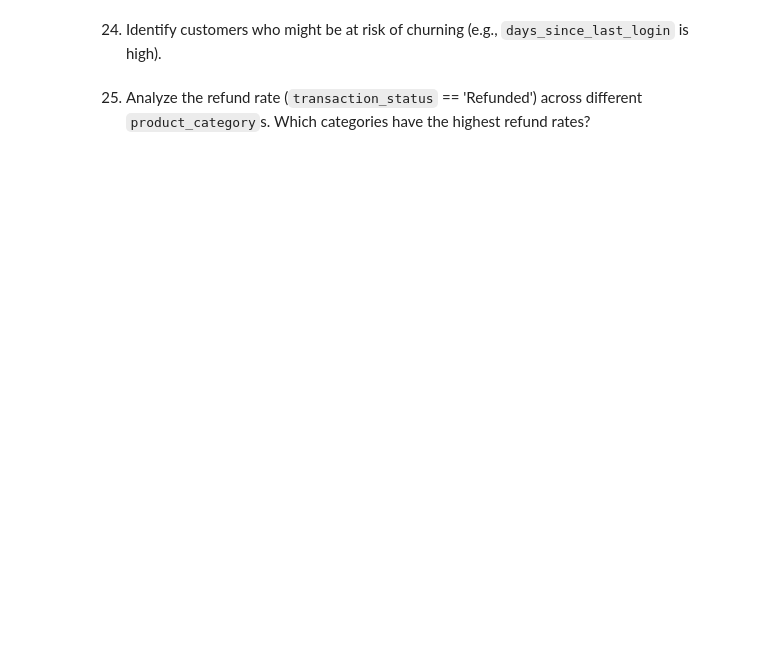
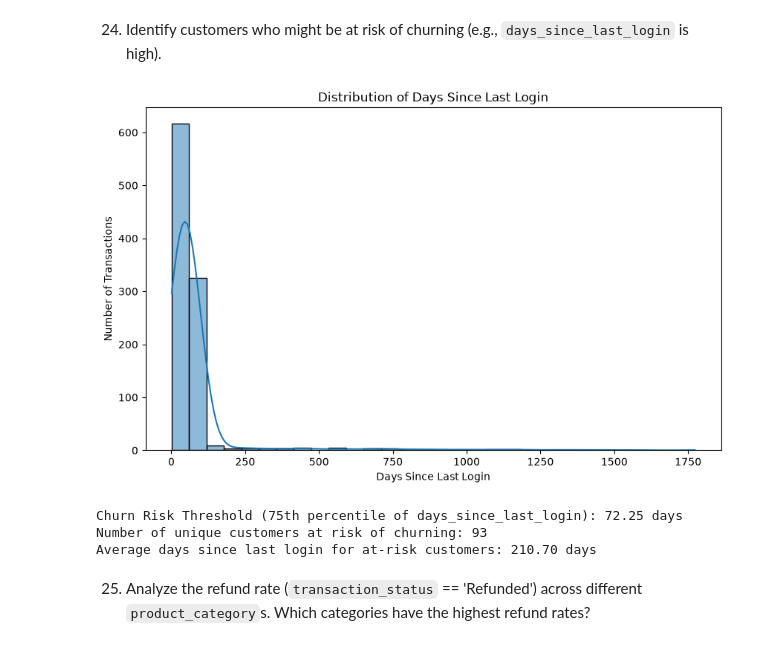
Before and after one commit to ankitchoudhary-github/Learnbay-Learning, a Jupyter notebook: Python_Programming/Mini Projects/ByteBloom/ProjectAns.ipynb, the cells around one changed output. Cells and saved outputs as stored; diff of their text form; code cells hidden in the pictures; blank space fills up the shorter version.

```diff
--- a/Python_Programming/Codes/pandas/Project_ByteBloom/ProjectAns.ipynb
+++ b/Python_Programming/Mini Projects/ByteBloom/ProjectAns.ipynb
@@ -701,0 +824,7 @@ plt.show()
+# %%
+# Write your code here
+df['days_since_last_login'] = (df['transaction_date'] - df['last_login_date']).dt.days
+
+print("Days Since Last Login created. First 5 values:")
+print(df['days_since_last_login'].head())
+print(f"Statistical summary of days_since_last_login:\n{df['days_since_last_login'].describe()}")
@@ -720,2 +976,26 @@ plt.show()
+# %%
+# Write your code here
+plt.figure(figsize=(10, 6))
+sns.histplot(df['days_since_last_login'], bins=30, kde=True)
+plt.title('Distribution of Days Since Last Login')
+plt.xlabel('Days Since Last Login')
+plt.ylabel('Number of Transactions')
+plt.show()
+
+
+churn_threshold = df['days_since_last_login'].quantile(0.75)
+
+at_risk_transactions = df[df['days_since_last_login'] > churn_threshold]
+at_risk_customers = at_risk_transactions['customer_id'].nunique()
+
+
+print(f"Churn Risk Threshold (75th percentile of days_since_last_login): {churn_threshold:.2f} days")
+print(f"Number of unique customers at risk of churning: {at_risk_customers}")
+print(f"Average days since last login for at-risk customers: {at_risk_transactions['days_since_last_login'].mean():.2f} days")
+# %% [output]
+[figure, added]
+Churn Risk Threshold (75th percentile of days_since_last_login): 72.25 days
+Number of unique customers at risk of churning: 93
+Average days since last login for at-risk customers: 210.70 days
 # %% [markdown]
 25. Analyze the refund rate (`transaction_status` == 'Refunded') across different `product_category`s. Which categories have the highest refund rates?
```
Also changed, not shown: parts of 51 cells of this notebook, 1 other file.
